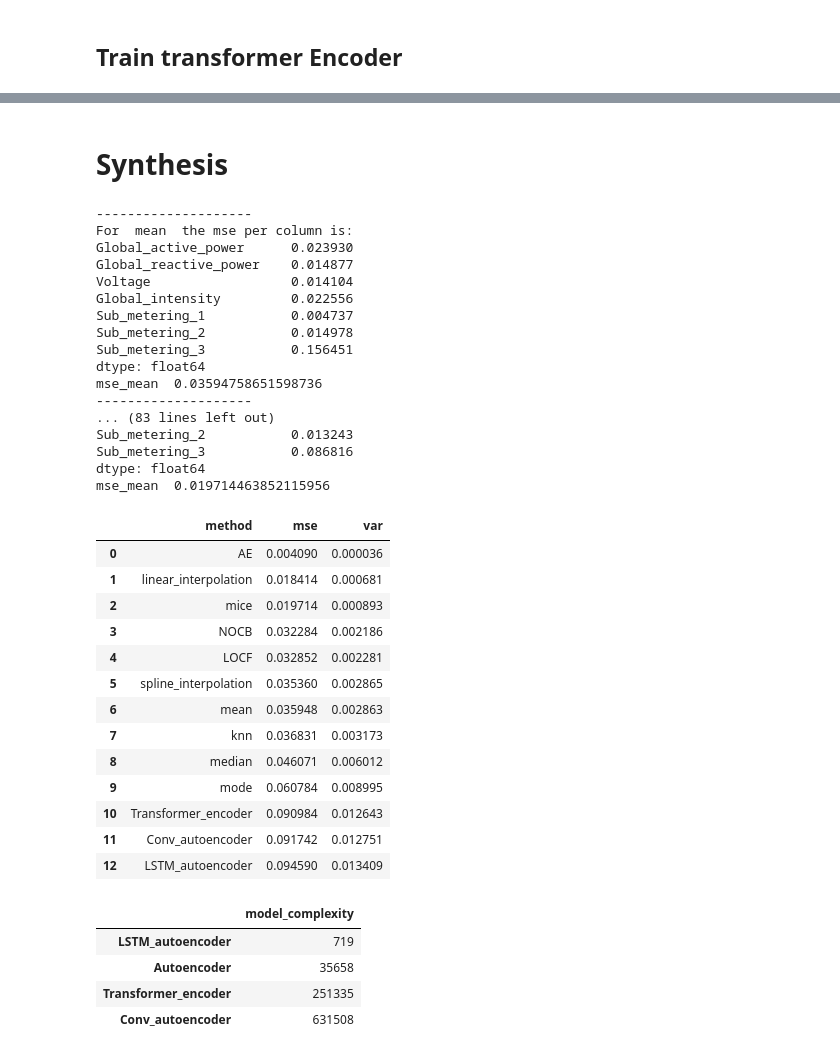
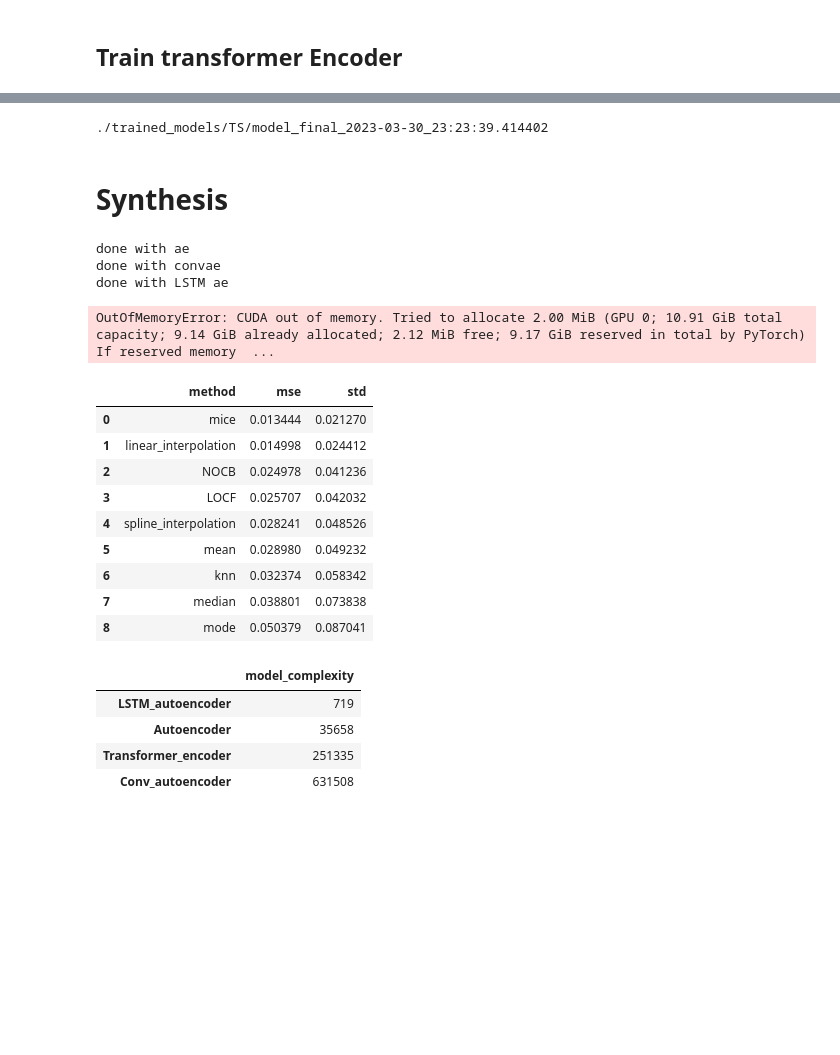
Before and after one commit to lidamsoukaina/Unsupervised_Time_Series_Imputation, a Jupyter notebook: main.ipynb, the cells around one changed output, grey strips where cells are left out. Saved outputs shown, nothing was run; the diff lists cells and outputs as text; code cells hidden in the pictures; blank space fills up the shorter version.

```diff
--- a/main.ipynb
+++ b/main.ipynb
@@ -168,3 +172,7 @@ df.plot(x="epochs", y=["train_loss", "val_loss"],kind="line")
+# %%
+print(TS_model_Path)
+# %% [output]
+./trained_models/TS/model_final_2023-03-30_23:23:39.414402
 # %% [markdown]
 # **Synthesis**
 # %%
@@ -173,66 +181,55 @@ model_ae=load_model(model_ae,model_ae_PATH) #get AE model
 test_predicted, test_or = predict(model_ae, test,config_ae["sequence_length"],test_loader_ae, is_flatten = True, is_TS = False )
 mse_ae = evaluate_imputation_mse(test_or, test_predicted, test_mask,"AE")
 t_test_ae = t_test(test_or, test_predicted, test_mask, "AE")
-# AE_conv model eval
+print("done with ae")
 
+#AE_conv model eval
 model_conv_ae=load_model(model_conv_ae,model_conv_ae_path) #get Conv_AE model
 test_predicted, test_or = predict(model_conv_ae, test,config_conv_ae["sequence_length"],test_loader_conv_ae, is_flatten = False, is_TS = False )
 mse_conv_ae = evaluate_imputation_mse(test, test_predicted, test_mask,"Conv_autoencoder")
 t_test_conv_ae = t_test(test_or, test_predicted, test_mask, "Conv_autoencoder")
+print("done with convae")
 
 # AE_LSTM model eval
 model_ae_lstm=load_model(model_ae_lstm,model_ae_lstm_path) #get LSTM_AE model
 test_predicted, test_or = predict(model_ae_lstm, test,config_lstm_ae["sequence_length"],test_loader_lstm_ae, is_flatten = False, is_TS = False )
 mse_lstm_ae = evaluate_imputation_mse(test, test_predicted, test_mask,"LSTM_autoencoder")
 t_test_lstm_ae = t_test(test_or, test_predicted, test_mask, "LSTM_autoencoder")
+print("done with LSTM ae")
 
-# transformer model eval
+#transformer model eval
 info = torch.load(TS_model_Path)["config_model"]
-model_TS = make_model(d_input=info['d_input'], N=info['N'], d_model=info['d_model'], d_ff=info['d_ff'], h=info['h'], dropout=info['dropout'])
+model_TS = make_model(d_input=d_input, N=info['N'], d_model=info['d_model'], d_ff=info['d_ff'], h=info['h'], dropout=info['dropout'])
 model_TS=load_model(model_TS,TS_model_Path) #get LSTM_AE model
 if torch.cuda.is_available():
     model_TS = model_TS.cuda()
+
 test_predicted, test_or = predict(model_TS, test,config_ts["sequence_length"],test_loader_ts, is_flatten = False, is_TS = True )
 mse_ts = evaluate_imputation_mse(test, test_predicted, test_mask,"Transformer_encoder")
 t_test_ts  = t_test(test_or, test_predicted, test_mask, "Transformer_encoder")
+print("done with ts")
+# %% [output]
+done with ae
+done with convae
+done with LSTM ae
+OutOfMemoryError: CUDA out of memory. Tried to allocate 2.00 MiB (GPU 0; 10.91 GiB total capacity; 9.14 GiB already allocated; 2.12 MiB free; 9.17 GiB reserved in total by PyTorch) If reserved memory  ...
 # %%
-evaluations, tests_classique = evaluate_set(config["class_methods"],test,test_nan,test_mask)
-evaluations=pd.concat([evaluations,mse_ts,mse_lstm_ae,mse_ae,mse_conv_ae],axis=0)
+evaluations, tests_classique = evaluate_set(config["class_methods"],test,test_nan,test_mask, config["random_state"])
+evaluations=pd.concat([evaluations,mse_lstm_ae,mse_ae,mse_conv_ae],axis=0) #[evaluations,mse_ts,mse_lstm_ae,mse_ae,mse_conv_ae]
 evaluations = evaluations.sort_values(by=["mse"])
 evaluations.reset_index(drop=True, inplace=True)
 evaluations
 # %% [output]
---------------------
-For  mean  the mse per column is:
-Global_active_power      0.023930
-Global_reactive_power    0.014877
-Voltage                  0.014104
-Global_intensity         0.022556
-Sub_metering_1           0.004737
-Sub_metering_2           0.014978
-Sub_metering_3           0.156451
-dtype: float64
-mse_mean  0.03594758651598736
---------------------
-... (83 lines left out)
-Sub_metering_2           0.013243
-Sub_metering_3           0.086816
-dtype: float64
-mse_mean  0.019714463852115956
-|  | method | mse | var |
-| 0 | AE | 0.004090 | 0.000036 |
-| 1 | linear_interpolation | 0.018414 | 0.000681 |
-| 2 | mice | 0.019714 | 0.000893 |
-| 3 | NOCB | 0.032284 | 0.002186 |
-| 4 | LOCF | 0.032852 | 0.002281 |
-| 5 | spline_interpolation | 0.035360 | 0.002865 |
-| 6 | mean | 0.035948 | 0.002863 |
-| 7 | knn | 0.036831 | 0.003173 |
-| 8 | median | 0.046071 | 0.006012 |
-| 9 | mode | 0.060784 | 0.008995 |
-| 10 | Transformer_encoder | 0.090984 | 0.012643 |
-| 11 | Conv_autoencoder | 0.091742 | 0.012751 |
-| 12 | LSTM_autoencoder | 0.094590 | 0.013409 |
+|  | method | mse | std |
+| 0 | mice | 0.013444 | 0.021270 |
+| 1 | linear_interpolation | 0.014998 | 0.024412 |
+| 2 | NOCB | 0.024978 | 0.041236 |
+| 3 | LOCF | 0.025707 | 0.042032 |
+| 4 | spline_interpolation | 0.028241 | 0.048526 |
+| 5 | mean | 0.028980 | 0.049232 |
+| 6 | knn | 0.032374 | 0.058342 |
+| 7 | median | 0.038801 | 0.073838 |
+| 8 | mode | 0.050379 | 0.087041 |
 # %%
 count_params = [count_parameters(model) for model in [TS_model,model_ae_lstm,model_ae,model_conv_ae]]
 column_model_complexity = pd.DataFrame(count_params, columns=["model_complexity"], index=["Transformer_encoder","LSTM_autoencoder","Autoencoder","Conv_autoencoder"])
```
Also changed, not shown: parts of 16 cells of this notebook, 4 other files.
